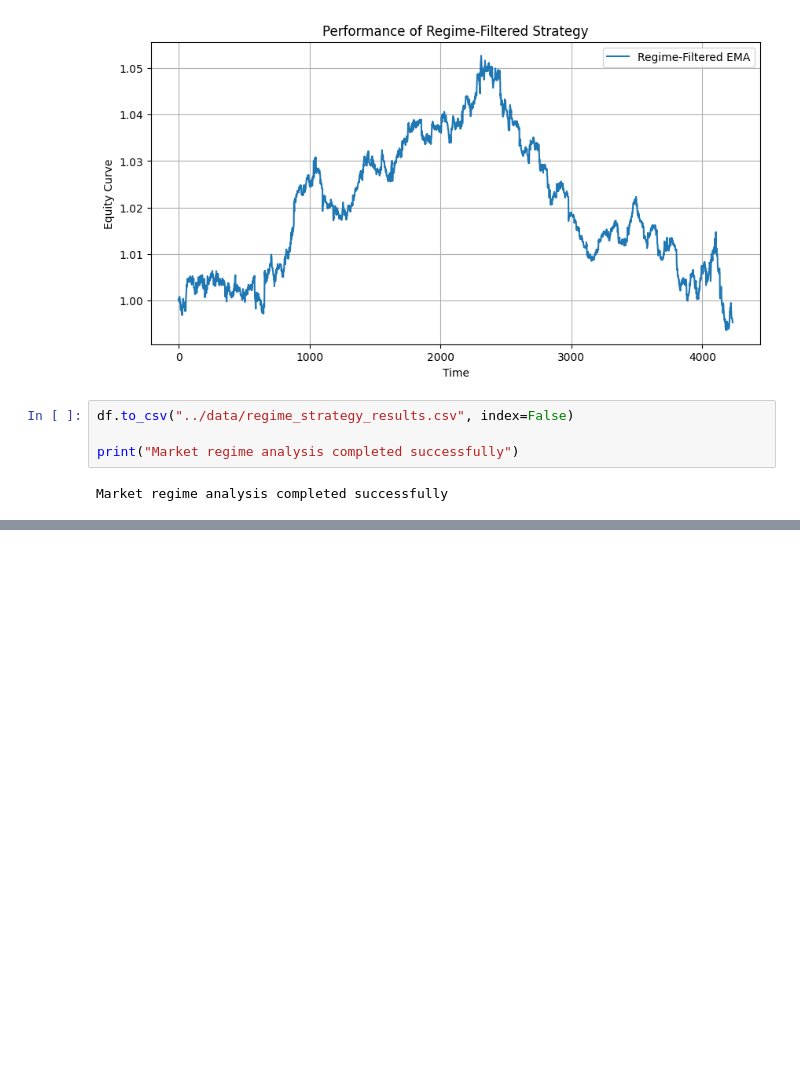
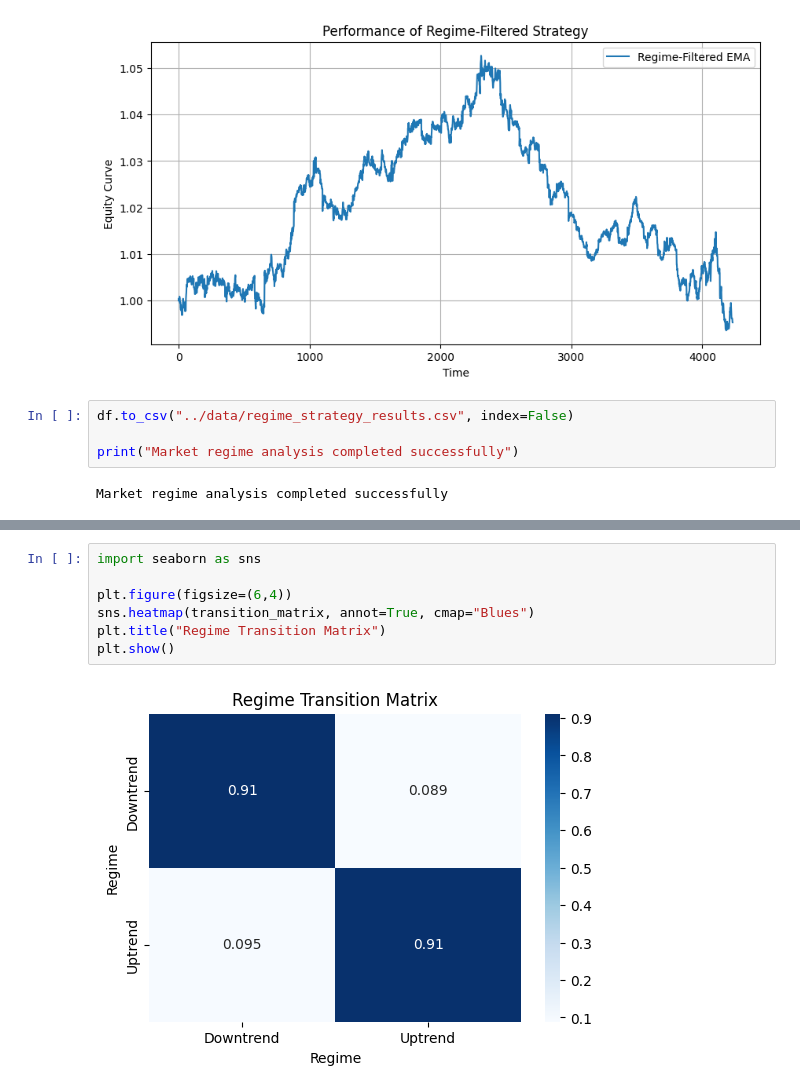
Before and after one commit to armaan147/nifty-ml-trading-system, a Jupyter notebook: notebooks/6market_regime_analysis.ipynb, the cells around one changed output, grey strips where cells are left out. Saved outputs shown, nothing was run; the diff lists cells and outputs as text; blank space fills up the shorter version.

```diff
--- a/notebooks/6market_regime_analysis.ipynb
+++ b/notebooks/6market_regime_analysis.ipynb
@@ -134,0 +157,9 @@ Market regime analysis completed successfully
+# %%
+import seaborn as sns
+
+plt.figure(figsize=(6,4))
+sns.heatmap(transition_matrix, annot=True, cmap="Blues")
+plt.title("Regime Transition Matrix")
+plt.show()
+# %% [output]
+[figure, added]
```
Also changed, not shown: parts of 3 cells of this notebook, 11 other files.
